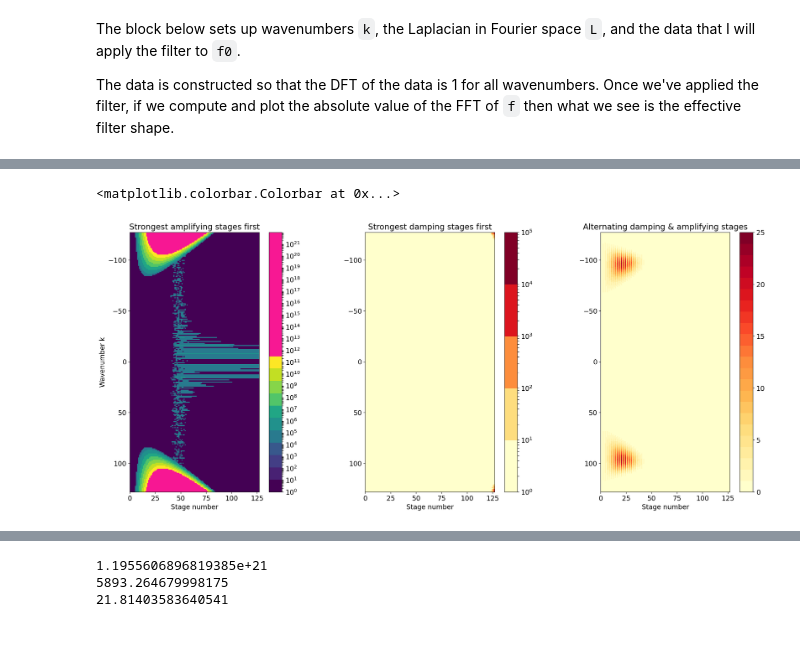
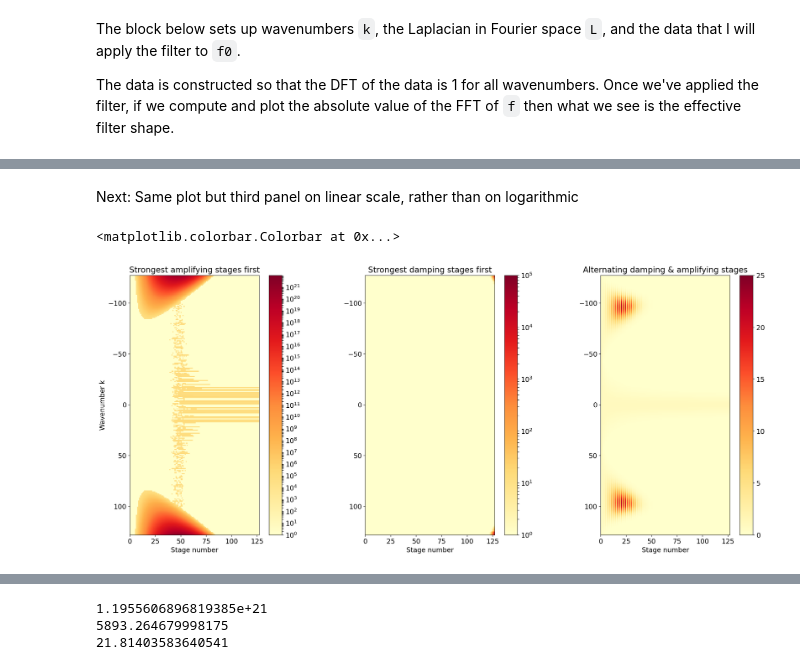
Before and after one commit to ocean-eddy-cpt/gcm-filters-paper, a Jupyter notebook: Roundoff.ipynb, the cells around one changed output, grey strips where cells are left out. Drawn from its saved outputs; the diff is of its cells as text; code cells hidden in the pictures; blank space fills up the shorter version.

Commit message:
change colormaps in Roundoff.ipynb

```diff
--- a/Roundoff.ipynb
+++ b/Roundoff.ipynb
@@ -79,56 +189,39 @@ plt.tight_layout()
+# %% [markdown]
+Next: Same plot but third panel on linear scale, rather than on logarithmic
 # %%
 import matplotlib as mpl
 import matplotlib.pylab as pylab
 params = {'font.size': 14}
 pylab.rcParams.update(params)
-from matplotlib import cm
-from matplotlib.colors import ListedColormap, LinearSegmentedColormap
-#cmap = 'YlOrRd'
-
-viridis = cm.get_cmap('viridis', 23)
-newcolors = viridis(np.linspace(0, 1, 21))
-viridis = viridis(np.linspace(0, 1, 11))
-newcmp2 = ListedColormap(viridis)
-
-# first color map
-pink = np.array([248/256, 24/256, 148/256, 1])
-newcolors[-10:, :] = pink
-newcolors[:-10, : ]=viridis
-newcmp1 = ListedColormap(newcolors)
-
-# second color map
-
-cmap = cm.get_cmap('YlOrRd', 23)
-newcolors = cmap(np.linspace(0, 1, 5))  # 5 discrete colors from cmap in previous line
-newcmp2 = ListedColormap(newcolors)
+cmap = 'YlOrRd'
 
 fig, axarr = plt.subplots(ncols=3, nrows=1, figsize=[25,10])
 
 vmax = 1e22
 vmin = 1
-im0 = axarr[0].imshow(fIncreasing, extent=[0,127,128,-127], cmap=newcmp1, norm=mpl.colors.SymLogNorm(linthresh=1), vmax=vmax, vmin=vmin)
+im0 = axarr[0].imshow(fIncreasing, extent=[0,127,128,-127], cmap=cmap, norm=mpl.colors.SymLogNorm(linthresh=1), vmax=vmax, vmin=vmin)
 axarr[0].set_xlabel('Stage number')
 axarr[0].set_ylabel('Wavenumber k')
 axarr[0].set_title('Strongest amplifying stages first')
 fig.colorbar(im0,ax=axarr[0])
 
 vmax = 1e5
 vmin = 1
-im1 = axarr[1].imshow(fDecreasing, extent=[0,127,128,-127], cmap=newcmp2, norm=mpl.colors.SymLogNorm(linthresh=1), vmax=vmax, vmin=vmin)
+im1 = axarr[1].imshow(fDecreasing, extent=[0,127,128,-127], cmap=cmap, norm=mpl.colors.SymLogNorm(linthresh=1), vmax=vmax, vmin=vmin)
 axarr[1].set_xlabel('Stage number')
 #axarr[1].set_ylabel('Wavenumber k')
 axarr[1].set_title('Strongest damping stages first')
 fig.colorbar(im1,ax=axarr[1])
 
 vmax = 25
-im2 = axarr[2].imshow(fAlternating, extent=[0,127,128,-127], cmap=cmap, vmax=vmax)
+im2 = axarr[2].imshow(fAlternating, extent=[0,127,128,-127], cmap=cmap , vmax=vmax)
 axarr[2].set_xlabel('Stage number')
 #axarr[2].set_ylabel('Wavenumber k')
 axarr[2].set_title('Alternating damping & amplifying stages')
 fig.colorbar(im2,ax=axarr[2])
 
 
-#plt.savefig('figures/instability_cubehelix.png',dpi=400,bbox_inches='tight',pad_inches=0)
+#plt.savefig('figures/instability.png',dpi=400,bbox_inches='tight',pad_inches=0)
 # %% [output]
 <matplotlib.colorbar.Colorbar at 0x...>
-[figure, old version]
+[figure, new version]
```
Also changed, not shown: parts of 10 cells of this notebook.
